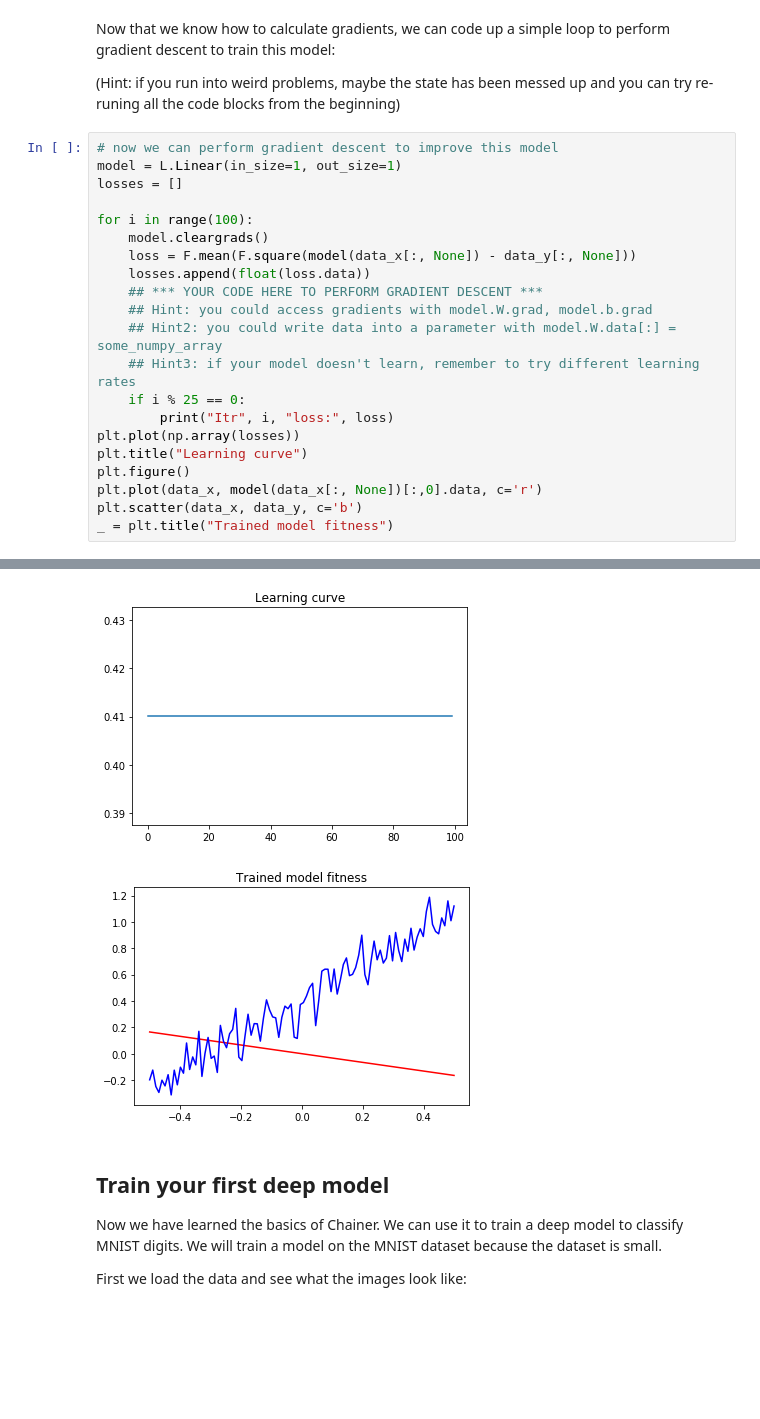
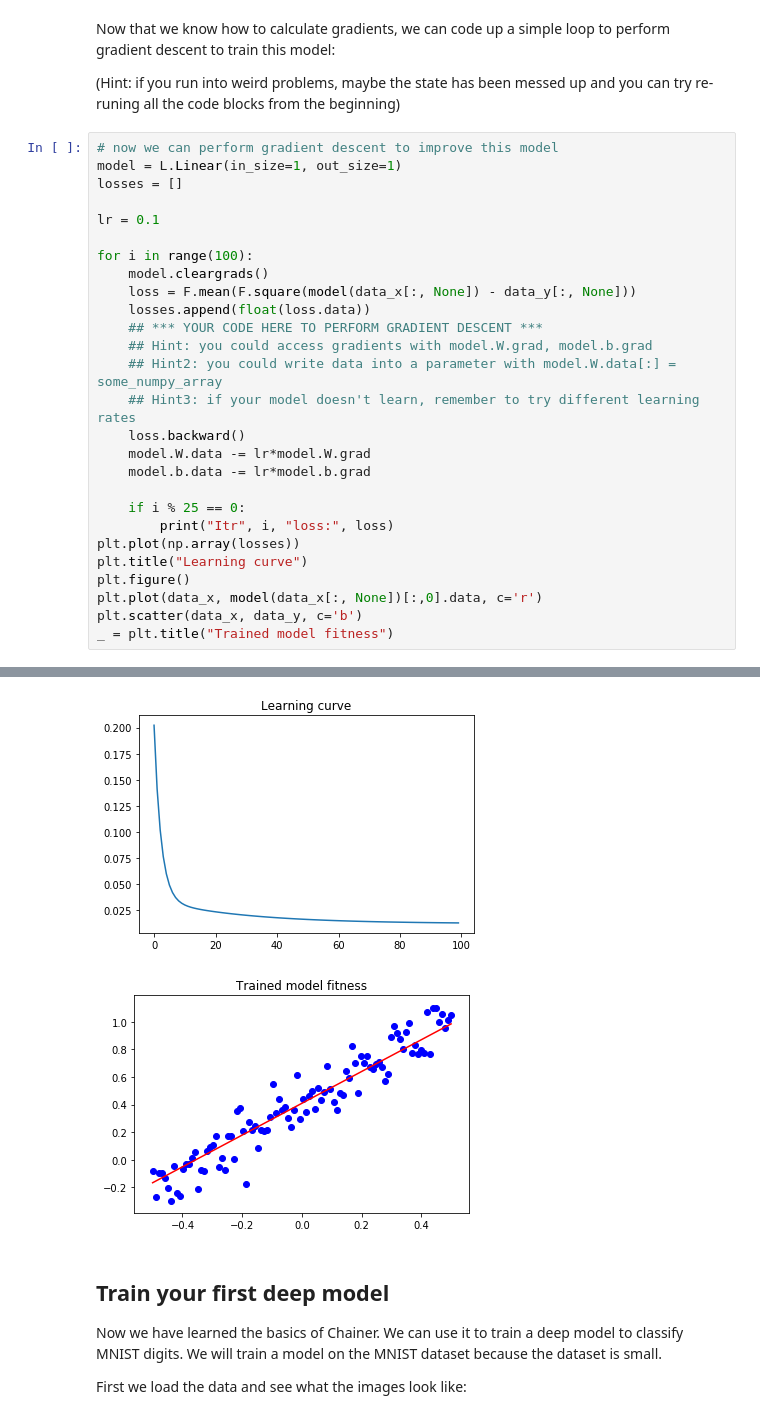
Before and after one commit to inoryy/Deep-RL-Bootcamp-Labs, a Jupyter notebook: lab2/Lab 2.ipynb, the cells around one changed output, grey strips where cells are left out. Cells and saved outputs as stored; diff of their text form; blank space fills up the shorter version.

```diff
--- a/lab2/Lab 2.ipynb
+++ b/lab2/Lab 2.ipynb
@@ -108,6 +108,8 @@ Now that we know how to calculate gradients, we can code up a simple loop to per
 # now we can perform gradient descent to improve this model
 model = L.Linear(in_size=1, out_size=1)
 losses = []
+
+lr = 0.1
 
 for i in range(100):
     model.cleargrads()
@@ -117,6 +119,10 @@ for i in range(100):
     ## Hint: you could access gradients with model.W.grad, model.b.grad
     ## Hint2: you could write data into a parameter with model.W.data[:] = some_numpy_array
     ## Hint3: if your model doesn't learn, remember to try different learning rates
+    loss.backward()
+    model.W.data -= lr*model.W.grad
+    model.b.data -= lr*model.b.grad
+
     if i % 25 == 0:
         print("Itr", i, "loss:", loss)
 plt.plot(np.array(losses))
@@ -133,5 +139,5 @@ Itr 75 loss: variable(0.41011232137680054)
-[figure, old version]
+[figure, new version]
-[figure, old version]
+[figure, new version]
 # %% [markdown]
 ## Train your first deep model
 
```
Also changed, not shown: parts of 9 cells of this notebook.
